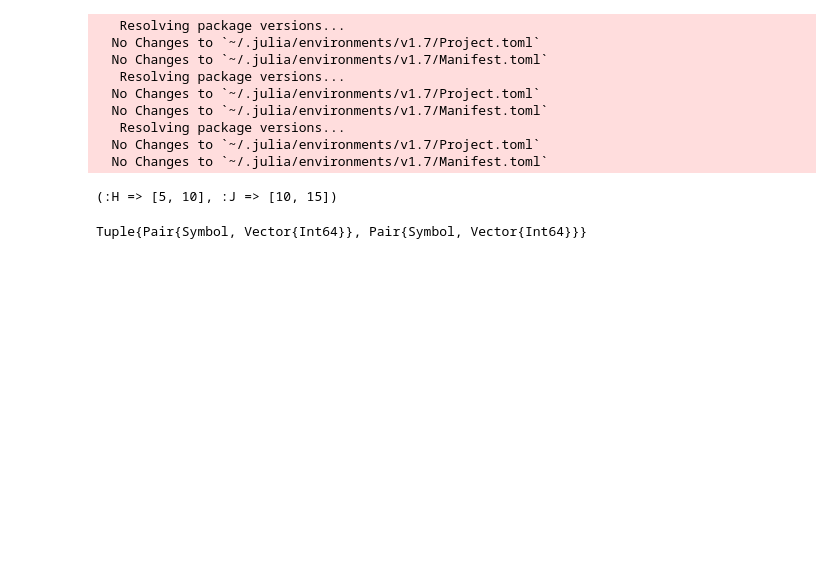
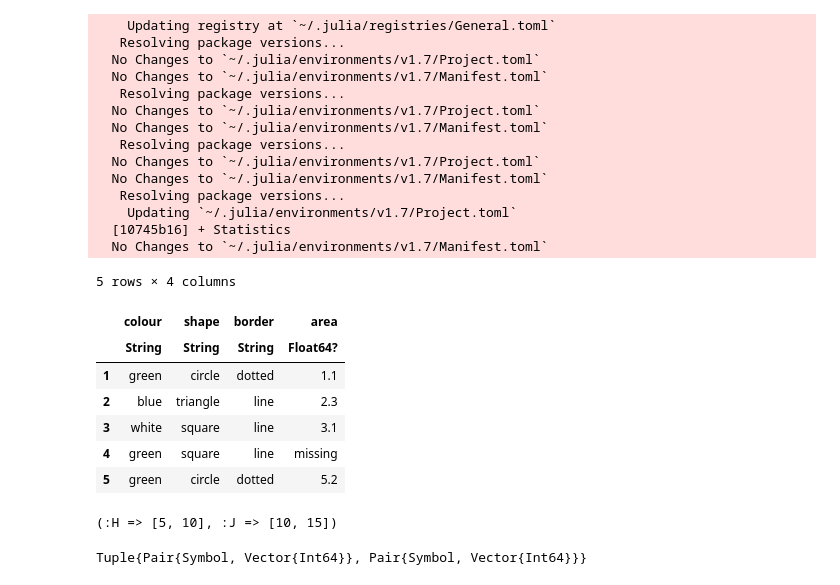
Before and after one commit to johntango/JuliaFall2022, a Jupyter notebook: DataFrames.ipynb, the cells around one changed output. Cells and saved outputs as stored; diff of their text form; code cells hidden in the pictures; blank space fills up the shorter version.

```diff
--- a/DataFrames.ipynb
+++ b/DataFrames.ipynb
@@ -2,10 +2,13 @@
 import Pkg; Pkg.add("DataFrames")
 Pkg.add("Missings")
 Pkg.add("CSV")
+Pkg.add("Statistics")
 using DataFrames
 using CSV
 using Missings
+using Statistics
 # %% [output]
+    Updating registry at `~/.julia/registries/General.toml`
    Resolving package versions...
   No Changes to `~/.julia/environments/v1.7/Project.toml`
   No Changes to `~/.julia/environments/v1.7/Manifest.toml`
@@ -15,6 +18,25 @@ using Missings
    Resolving package versions...
   No Changes to `~/.julia/environments/v1.7/Project.toml`
   No Changes to `~/.julia/environments/v1.7/Manifest.toml`
+   Resolving package versions...
+    Updating `~/.julia/environments/v1.7/Project.toml`
+  [10745b16] + Statistics
+  No Changes to `~/.julia/environments/v1.7/Manifest.toml`
+# %%
+df = DataFrame(
+colour = ["green","blue","white","green","green"],
+shape  = ["circle", "triangle", "square","square","circle"],
+border = ["dotted", "line", "line", "line", "dotted"],
+area   = [1.1, 2.3, 3.1, missing, 5.2])
+# %% [output]
+5 rows × 4 columns
+|  | colour | shape | border | area |
+|  | String | String | String | Float64? |
+| 1 | green | circle | dotted | 1.1 |
+| 2 | blue | triangle | line | 2.3 |
+| 3 | white | square | line | 3.1 |
+| 4 | green | square | line | missing |
+| 5 | green | circle | dotted | 5.2 |
 # %%
 tuples = (:H => [5, 10], :J => [10, 15])
 # %% [output]
```
Also changed, not shown: parts of 8 cells of this notebook, 1 other file.
